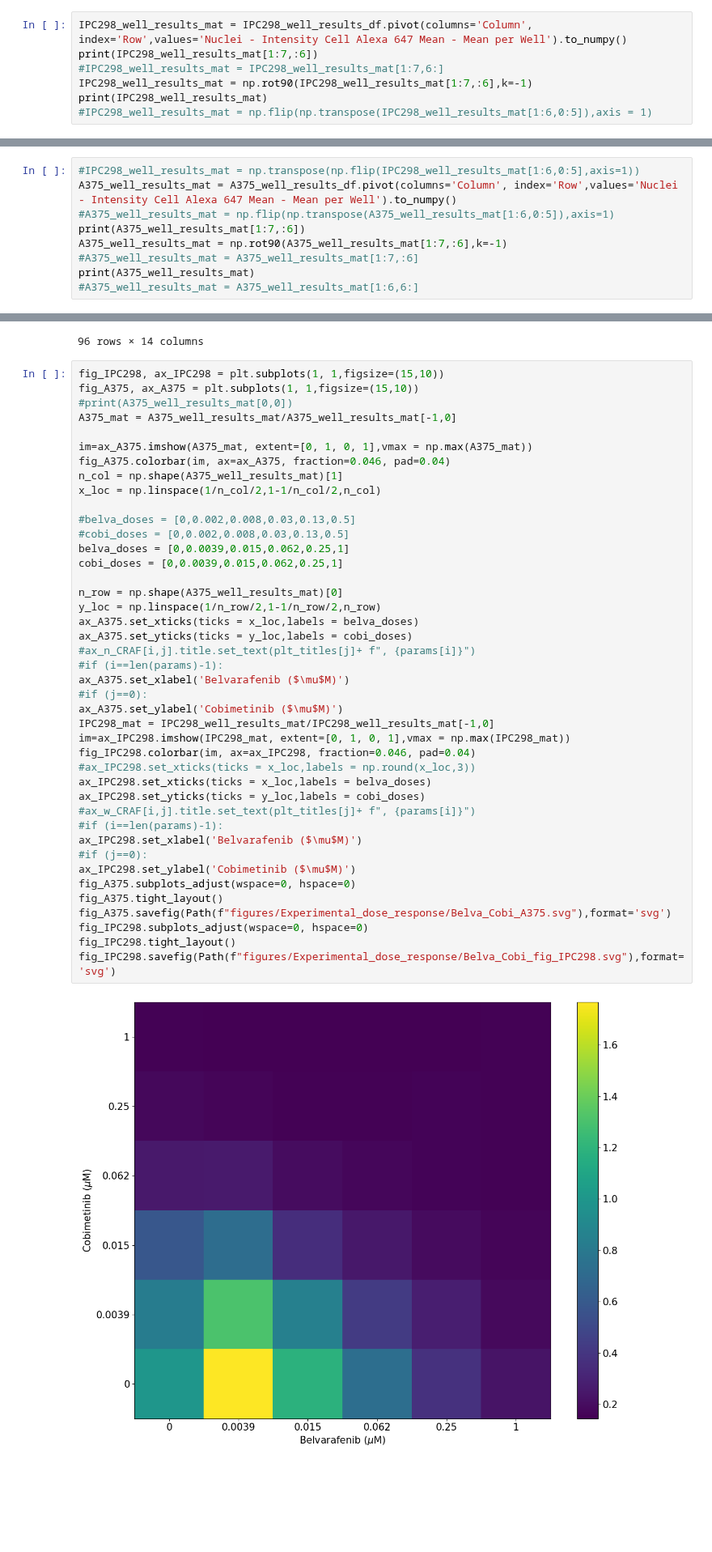
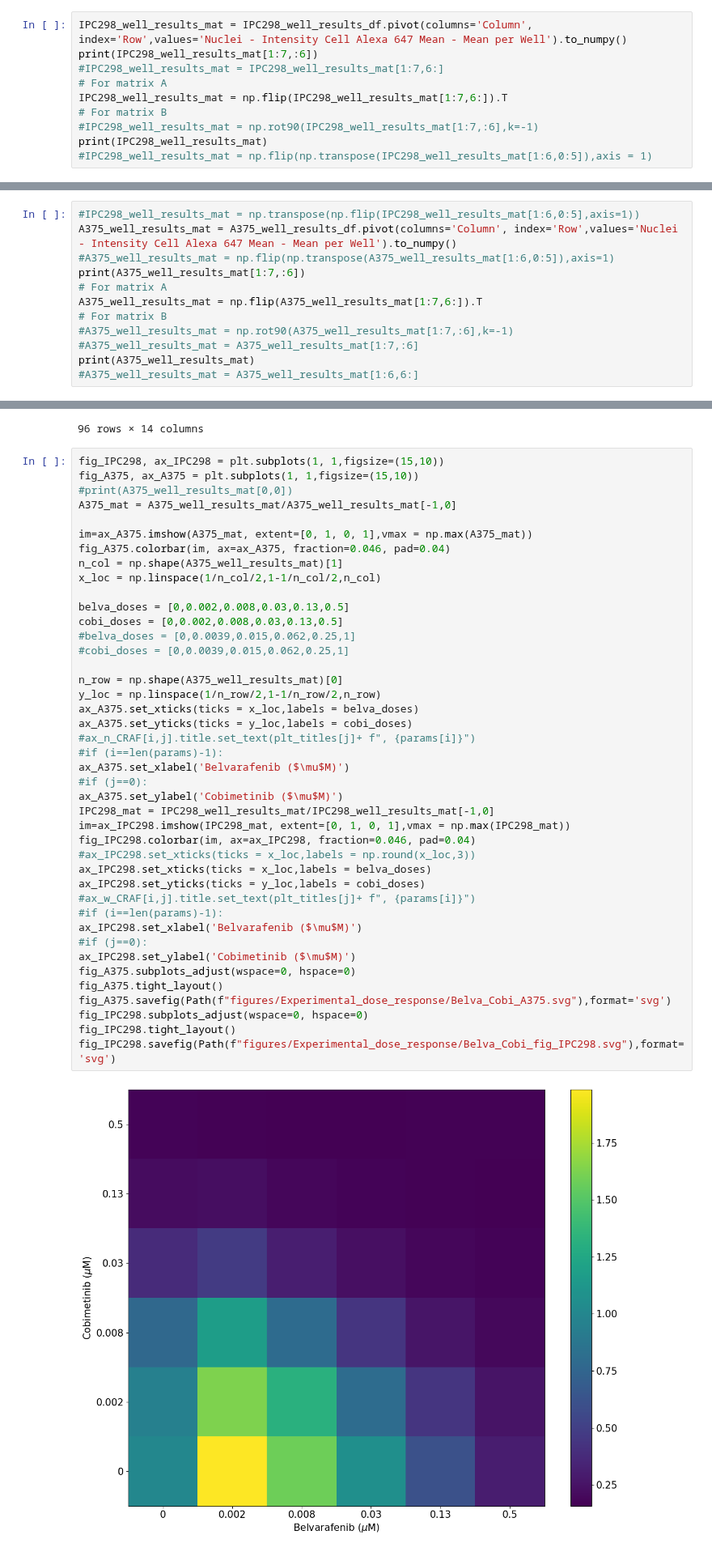
Before and after one commit to lgerosa/panRAFi_MEKi_combo, a Jupyter notebook: scripts/model_simulation_and_plotting/Steady_State_experimental_validation/experimental_heatmaps.ipynb, the cells around one changed output, grey strips where cells are left out. Shown at 81% size. Cells and saved outputs as stored; diff of their text form; blank space fills up the shorter version.

Commit message:
restricted IF heatmaps to matrix A

```diff
--- a/scripts/model_simulation_and_plotting/Steady_State_experimental_validation/experimental_heatmaps.ipynb
+++ b/scripts/model_simulation_and_plotting/Steady_State_experimental_validation/experimental_heatmaps.ipynb
@@ -38,7 +38,10 @@ A375_well_results_df = pd.read_csv(A375_well_results_path,delimiter='\t',header=
 IPC298_well_results_mat = IPC298_well_results_df.pivot(columns='Column', index='Row',values='Nuclei - Intensity Cell Alexa 647 Mean - Mean per Well').to_numpy()
 print(IPC298_well_results_mat[1:7,:6])
 #IPC298_well_results_mat = IPC298_well_results_mat[1:7,6:]
-IPC298_well_results_mat = np.rot90(IPC298_well_results_mat[1:7,:6],k=-1)
+# For matrix A
+IPC298_well_results_mat = np.flip(IPC298_well_results_mat[1:7,6:]).T
+# For matrix B
+#IPC298_well_results_mat = np.rot90(IPC298_well_results_mat[1:7,:6],k=-1)
 print(IPC298_well_results_mat)
 #IPC298_well_results_mat = np.flip(np.transpose(IPC298_well_results_mat[1:6,0:5]),axis = 1)
 # %% [output]
@@ -64,7 +67,10 @@ print(IPC298_well_results_mat)
 A375_well_results_mat = A375_well_results_df.pivot(columns='Column', index='Row',values='Nuclei - Intensity Cell Alexa 647 Mean - Mean per Well').to_numpy()
 #A375_well_results_mat = np.flip(np.transpose(A375_well_results_mat[1:6,0:5]),axis=1)
 print(A375_well_results_mat[1:7,:6])
-A375_well_results_mat = np.rot90(A375_well_results_mat[1:7,:6],k=-1)
+# For matrix A
+A375_well_results_mat = np.flip(A375_well_results_mat[1:7,6:]).T
+# For matrix B
+#A375_well_results_mat = np.rot90(A375_well_results_mat[1:7,:6],k=-1)
 #A375_well_results_mat = A375_well_results_mat[1:7,:6]
 print(A375_well_results_mat)
 #A375_well_results_mat = A375_well_results_mat[1:6,6:]
@@ -132,36 +138,36 @@ fig_A375.colorbar(im, ax=ax_A375, fraction=0.046, pad=0.04)
 n_col = np.shape(A375_well_results_mat)[1]
 x_loc = np.linspace(1/n_col/2,1-1/n_col/2,n_col)
 
-#belva_doses = [0,0.002,0.008,0.03,0.13,0.5]
-#cobi_doses = [0,0.002,0.008,0.03,0.13,0.5]
-belva_doses = [0,0.0039,0.015,0.062,0.25,1]
-cobi_doses = [0,0.0039,0.015,0.062,0.25,1]
+belva_doses = [0,0.002,0.008,0.03,0.13,0.5]
+cobi_doses = [0,0.002,0.008,0.03,0.13,0.5]
+#belva_doses = [0,0.0039,0.015,0.062,0.25,1]
+#cobi_doses = [0,0.0039,0.015,0.062,0.25,1]
 
 n_row = np.shape(A375_well_results_mat)[0]
 y_loc = np.linspace(1/n_row/2,1-1/n_row/2,n_row)
 ax_A375.set_xticks(ticks = x_loc,labels = belva_doses)
 ax_A375.set_yticks(ticks = y_loc,labels = cobi_doses)
 #ax_n_CRAF[i,j].title.set_text(plt_titles[j]+ f", {params[i]}")
 #if (i==len(params)-1):
 ax_A375.set_xlabel('Belvarafenib ($\mu$M)')
 #if (j==0):
 ax_A375.set_ylabel('Cobimetinib ($\mu$M)')
 IPC298_mat = IPC298_well_results_mat/IPC298_well_results_mat[-1,0]
 im=ax_IPC298.imshow(IPC298_mat, extent=[0, 1, 0, 1],vmax = np.max(IPC298_mat))
 fig_IPC298.colorbar(im, ax=ax_IPC298, fraction=0.046, pad=0.04)
 #ax_IPC298.set_xticks(ticks = x_loc,labels = np.round(x_loc,3))
 ax_IPC298.set_xticks(ticks = x_loc,labels = belva_doses)
 ax_IPC298.set_yticks(ticks = y_loc,labels = cobi_doses)
 #ax_w_CRAF[i,j].title.set_text(plt_titles[j]+ f", {params[i]}")
 #if (i==len(params)-1):
 ax_IPC298.set_xlabel('Belvarafenib ($\mu$M)')
 #if (j==0):
 ax_IPC298.set_ylabel('Cobimetinib ($\mu$M)')
 fig_A375.subplots_adjust(wspace=0, hspace=0)
 fig_A375.tight_layout()
 fig_A375.savefig(Path(f"figures/Experimental_dose_response/Belva_Cobi_A375.svg"),format='svg')
 fig_IPC298.subplots_adjust(wspace=0, hspace=0)
 fig_IPC298.tight_layout()
 fig_IPC298.savefig(Path(f"figures/Experimental_dose_response/Belva_Cobi_fig_IPC298.svg"),format='svg')
 # %% [output]
-[figure, old version]
+[figure, new version]
```
Also changed, not shown: parts of 5 cells of this notebook, 2 other files.
